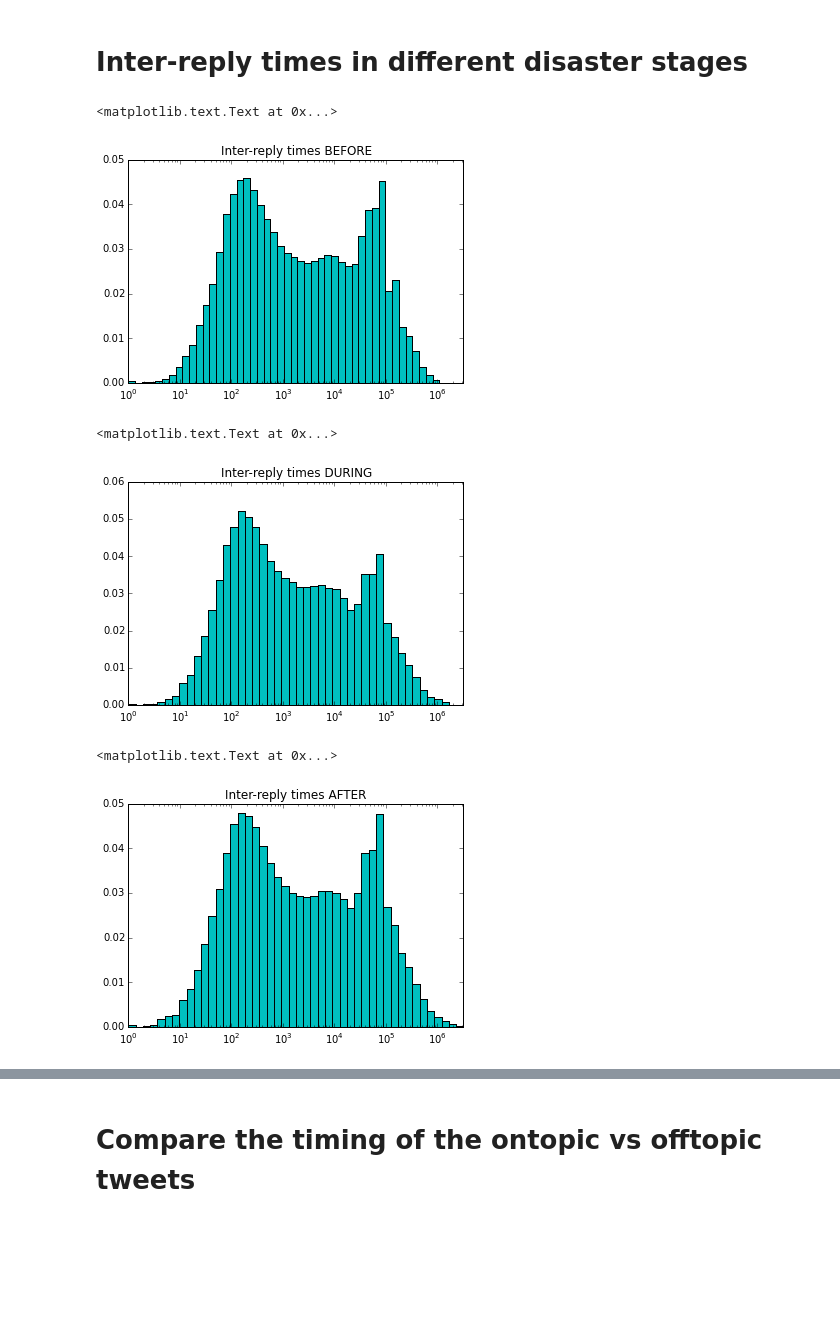
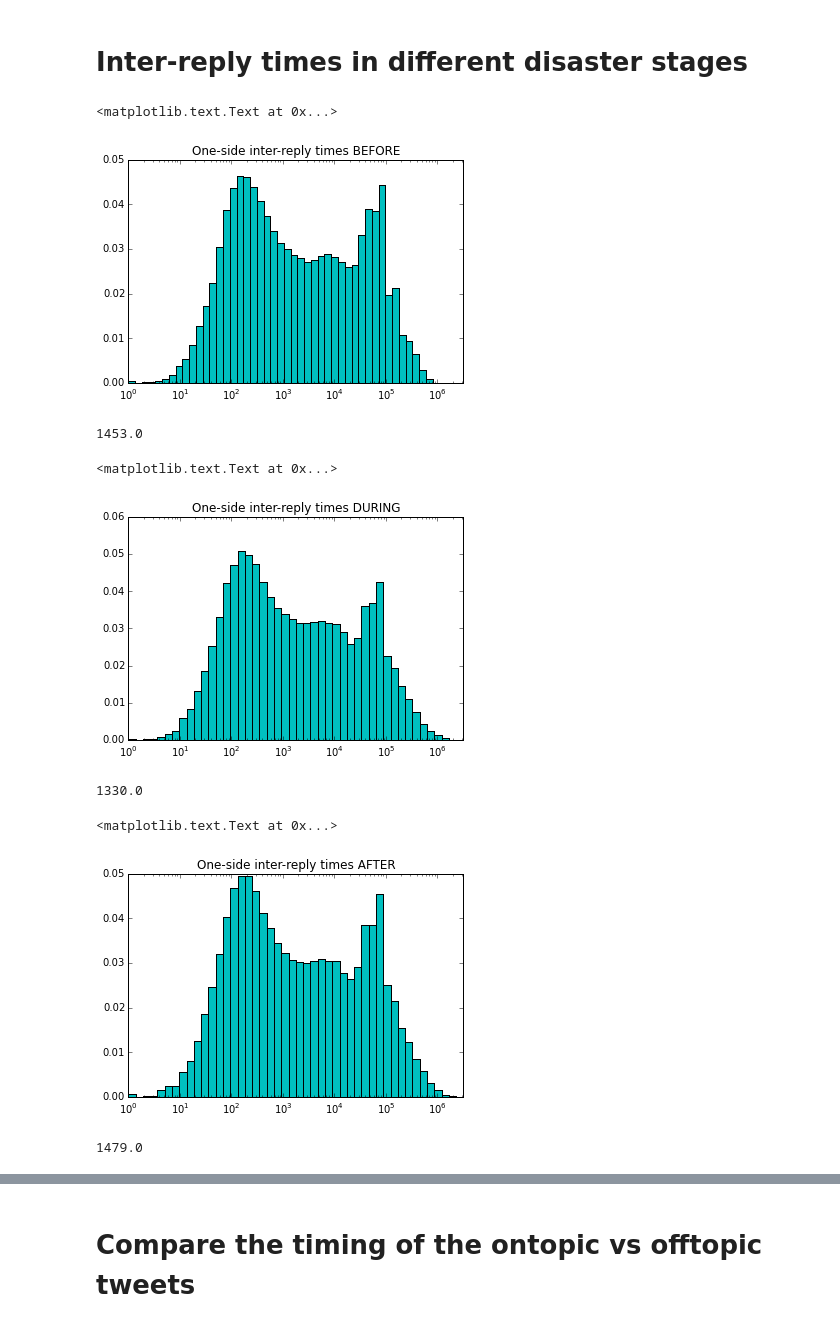
Before and after one commit to marinkala/ReplyNetworks, a Jupyter notebook: bbInterReplyTimeOneSide.ipynb, the cells around one changed output, grey strips where cells are left out. Cells and saved outputs as stored; diff of their text form; code cells hidden in the pictures; blank space fills up the shorter version.

```diff
--- a/bbInterReplyTimeOneSide.ipynb
+++ b/bbInterReplyTimeOneSide.ipynb
@@ -28,0 +31,2 @@ df_oneSide=df_oneSide.sort(['user_id','dateObj'])
+# %%
+df_oneSide=df_oneSide[(df_oneSide.dateObj>=pd.to_datetime('2012-10-15 00:00:00')) & (df_oneSide.dateObj<pd.to_datetime('2012-11-23 00:00:00'))]
@@ -125,2 +129,2 @@ during=replies[(replies.dateObj>=pd.to_datetime('2012-10-27 00:00:00')) & (repli
 # %%
-after=replies[replies.dateObj>=pd.to_datetime('2012-11-05 00:00:00')]
+after=replies[(replies.dateObj>=pd.to_datetime('2012-11-04 00:00:00')) & (replies.dateObj<pd.to_datetime('2012-11-14 00:00:00'))]
@@ -138,10 +146,14 @@ h=h/float(sum(h))
 plt.bar(b[:-1], h, width, color='c')
 plt.gca().set_xscale("log")
 plt.xlim(xmin=0,xmax=10**6.5)
-plt.title('Inter-reply times BEFORE')
+plt.title('One-side inter-reply times BEFORE')
 # %% [output]
 <matplotlib.text.Text at 0x...>
-[figure, old version]
+[figure, new version]
+# %%
+np.median(bSecDiff)
+# %% [output]
+1453.0
 # %%
 bins=np.logspace(0, int(np.log(max(dSecDiff))), 100)
 width=bins[1:]-bins[:-1]
@@ -150,19 +162,27 @@ h=h/float(sum(h))
 plt.bar(b[:-1], h, width, color='c')
 plt.gca().set_xscale("log")
 plt.xlim(xmin=0,xmax=10**6.5)
-plt.title('Inter-reply times DURING')
+plt.title('One-side inter-reply times DURING')
 # %% [output]
 <matplotlib.text.Text at 0x...>
-[figure, old version]
+[figure, new version]
+# %%
+np.median(dSecDiff)
+# %% [output]
+1330.0
 # %%
 bins=np.logspace(0, int(np.log(max(aSecDiff))), 100)
 width=bins[1:]-bins[:-1]
 h, b=np.histogram(aSecDiff,bins)
 h=h/float(sum(h))
 plt.bar(b[:-1], h, width, color='c')
 plt.gca().set_xscale("log")
 plt.xlim(xmin=0,xmax=10**6.5)
-plt.title('Inter-reply times AFTER')
+plt.title('One-side inter-reply times AFTER')
 # %% [output]
 <matplotlib.text.Text at 0x...>
-[figure, old version]
+[figure, new version]
+# %%
+np.median(aSecDiff)
+# %% [output]
+1479.0
```
Also changed, not shown: parts of 39 cells of this notebook, 4 other files.
